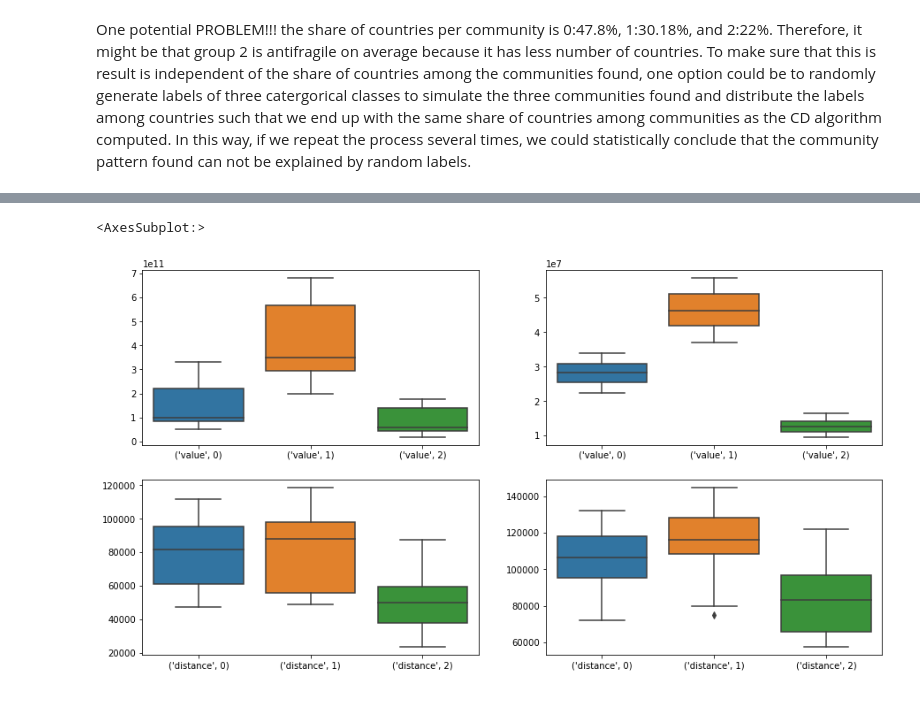
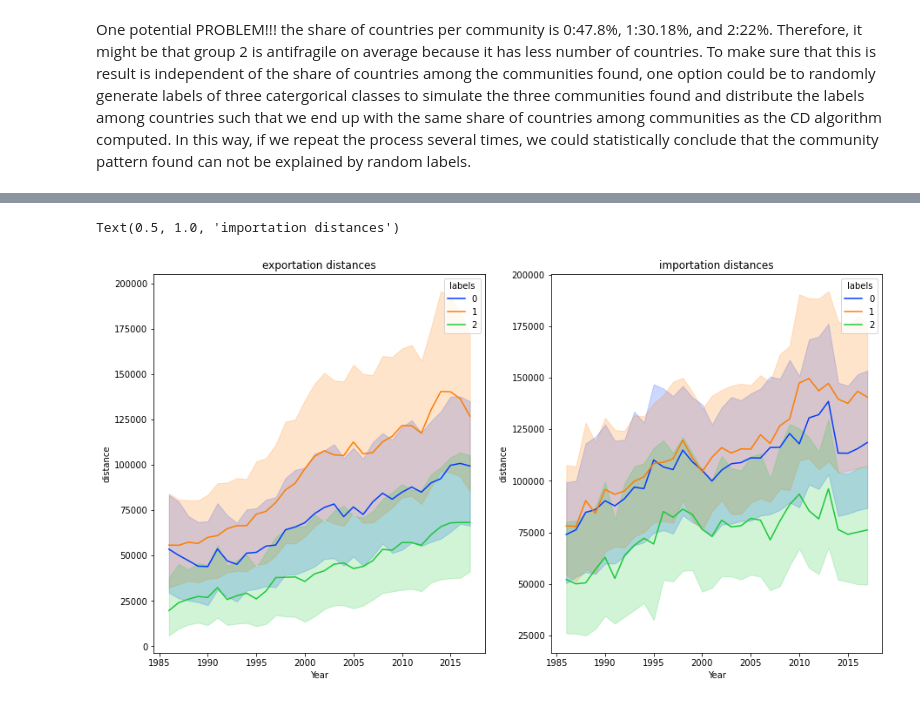
Before and after one commit to RogelioLozano/AOFFTN, a Jupyter notebook: Exploration_V3/Tests.ipynb, the cells around one changed output, grey strips where cells are left out. Cells and saved outputs as stored; diff of their text form; code cells hidden in the pictures.

```diff
--- a/Exploration_V3/Tests.ipynb
+++ b/Exploration_V3/Tests.ipynb
@@ -50,9 +46,15 @@ sns.pairplot(data=Matrix_merged_communities.iloc[:,1:],hue='labels',palette='bri
+# %%
+fig,axs=plt.subplots(1,2,figsize=(15,8))
+sns.lineplot(data=merged_distances_ex_communities,y='distance',x='Year',hue='labels',palette='bright',hue_order=[0,1,2],ax=axs[0])
+sns.lineplot(data=merged_distances_in_communities,y='distance',x='Year',hue='labels',palette='bright',hue_order=[0,1,2],ax=axs[1])
+axs[0].set_title('exportation distances')
+axs[1].set_title('importation distances')
+# %% [output]
+Text(0.5, 1.0, 'importation distances')
+[figure, added]
 # %%
-fig,axs=plt.subplots(2,2,figsize=(15,8))
-sns.boxplot(data=merged_gdp_communities.groupby(['date','labels']).mean().reset_index().pivot_table(index='date',columns='labels'),ax=axs[0,0])
-sns.boxplot(data=merged_pop_communities.groupby(['date','labels']).mean().reset_index().pivot_table(index='date',columns='labels'),ax=axs[0,1])
-sns.boxplot(data=merged_distances_ex_communities.groupby(['Year','labels']).mean().reset_index().pivot_table(index='Year',columns='labels'),ax=axs[1,0])
-sns.boxplot(data=merged_distances_in_communities.groupby(['Year','labels']).mean().reset_index().pivot_table(index='Year',columns='labels'),ax=axs[1,1])
+# fig,axs=plt.subplots(2,2,figsize=(15,8))
+# sns.boxplot(data=merged_gdp_communities.groupby(['date','labels']).mean().reset_index().pivot_table(index='date',columns='labels'),ax=axs[0,0])
+# sns.boxplot(data=merged_pop_communities.groupby(['date','labels']).mean().reset_index().pivot_table(index='date',columns='labels'),ax=axs[0,1])
+# sns.boxplot(data=merged_distances_ex_communities.groupby(['Year','labels']).mean().reset_index().pivot_table(index='Year',columns='labels'),ax=axs[1,0])
+# sns.boxplot(data=merged_distances_in_communities.groupby(['Year','labels']).mean().reset_index().pivot_table(index='Year',columns='labels'),ax=axs[1,1])
-# %% [output]
-<AxesSubplot:>
-[figure, removed]
```
Also changed, not shown: parts of 9 cells of this notebook, 1 other file.
